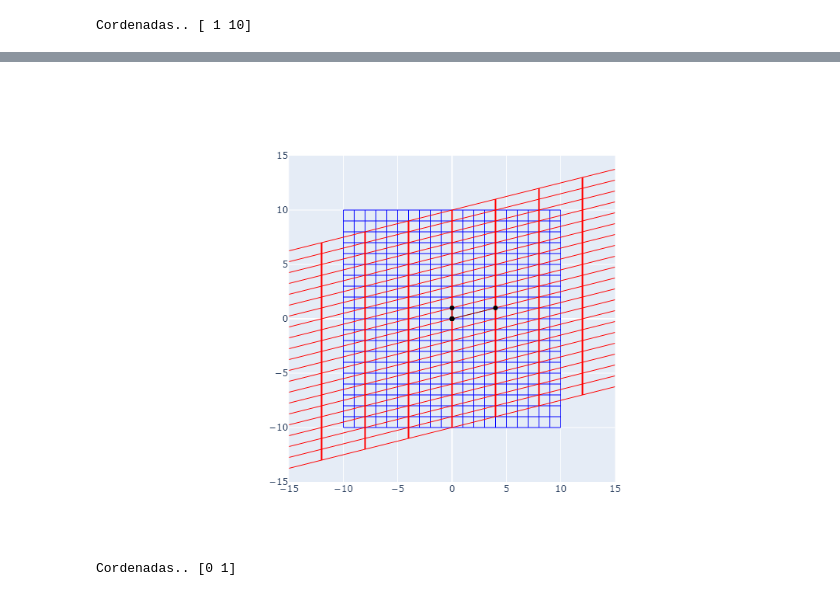
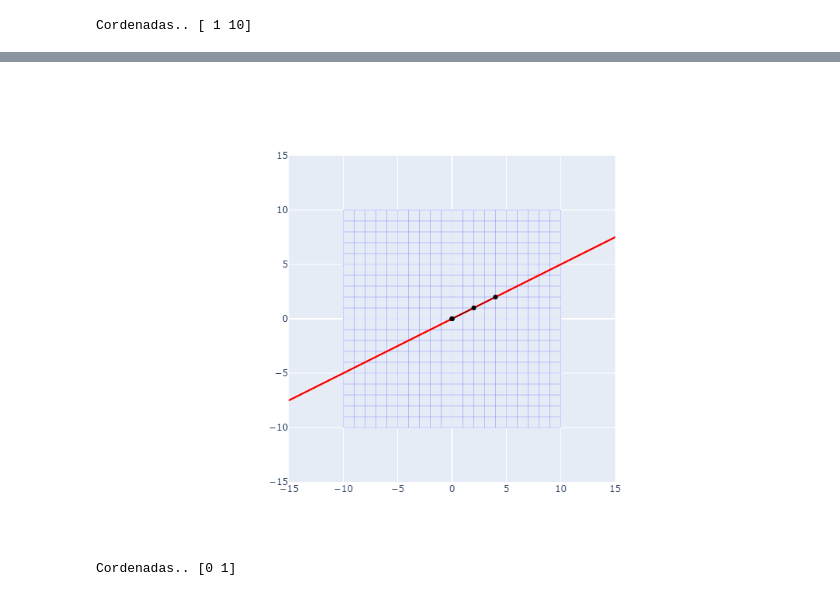
Before and after one commit to Crisdres/Algebre_lieal_python, a Jupyter notebook: algebra_lineal.ipynb, the cells around one changed output, grey strips where cells are left out. Drawn from its saved outputs; the diff is of its cells as text; code cells hidden in the pictures.

```diff
--- a/algebra_lineal.ipynb
+++ b/algebra_lineal.ipynb
@@ -47,6 +61,6 @@ class vector():
 # %%
 
 figura1 = vector(1,10)
-figura1.transformación_lineal(vec_i = [4,1],vec_j = [0,1])
+figura1.transformación_lineal(vec_i = [2,1],vec_j = [4,2])
 # %% [output]
 Cordenadas.. [ 1 10]
@@ -54,4 +67,4 @@ Cordenadas.. [ 1 10]
-[figure, old version]
+[figure, new version]
 # %%
 figura2 = vector(0,1)
 figura2.mostrar()
```
Also changed, not shown: parts of 3 cells of this notebook, 5 other files.
